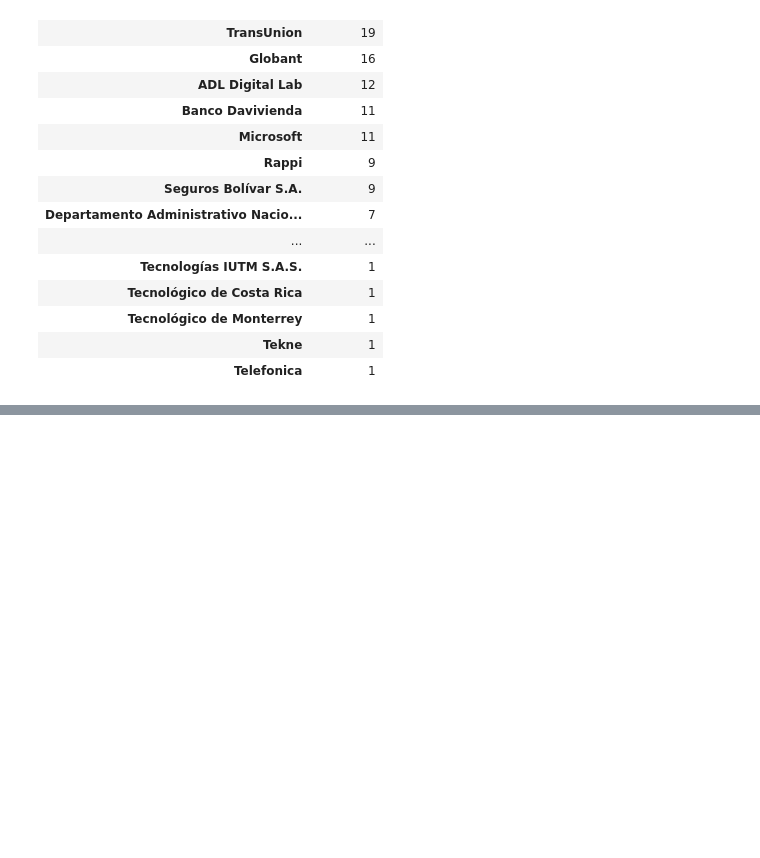
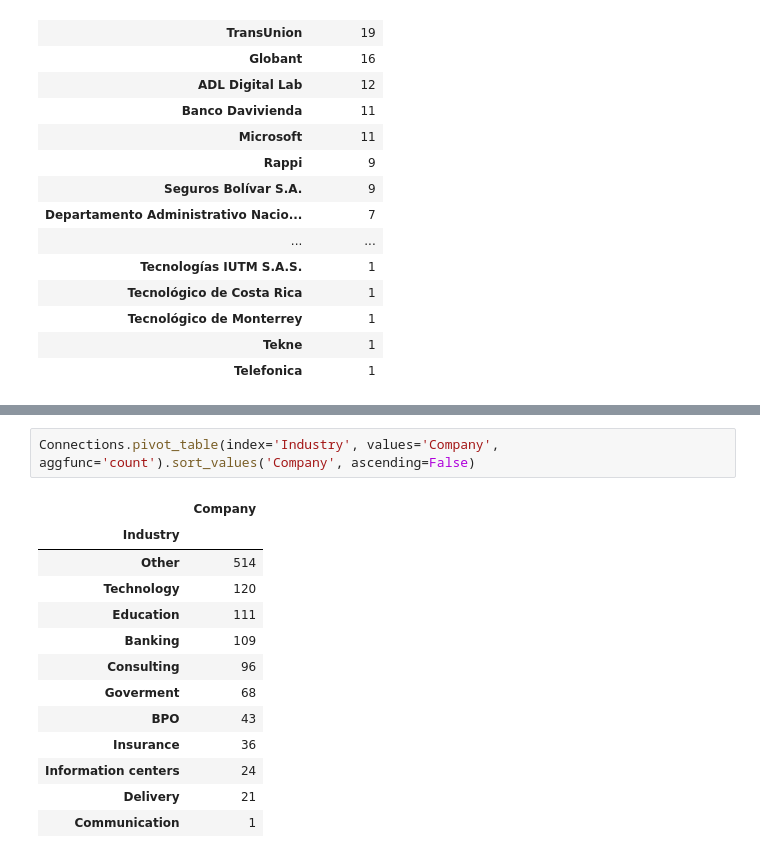
Before and after one commit to anmarphy/My_LinkedIn_2020_Dec, a Jupyter notebook: Basic_Information.ipynb, the cells around one changed output, grey strips where cells are left out. Drawn from its saved outputs; the diff is of its cells as text; blank space fills up the shorter version.

```diff
--- a/Basic_Information.ipynb
+++ b/Basic_Information.ipynb
@@ -230,0 +329,16 @@ BPO=['Sutherland', 'Teleperformance', 'Experis/Manpower Group', 'Outsourcing S.A
+# %%
+Connections.pivot_table(index='Industry', values='Company', aggfunc='count').sort_values('Company', ascending=False)
+# %% [output]
+|  | Company |
+| Industry |  |
+| Other | 514 |
+| Technology | 120 |
+| Education | 111 |
+| Banking | 109 |
+| Consulting | 96 |
+| Goverment | 68 |
+| BPO | 43 |
+| Insurance | 36 |
+| Information centers | 24 |
+| Delivery | 21 |
+| Communication | 1 |
```
Also changed, not shown: parts of 13 cells of this notebook.
